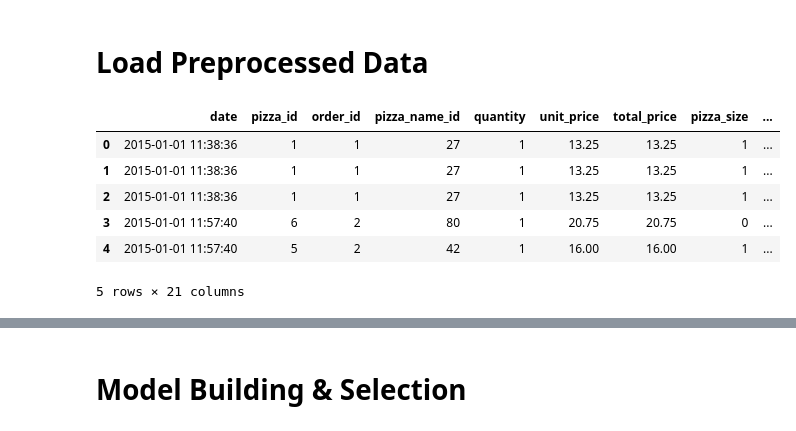
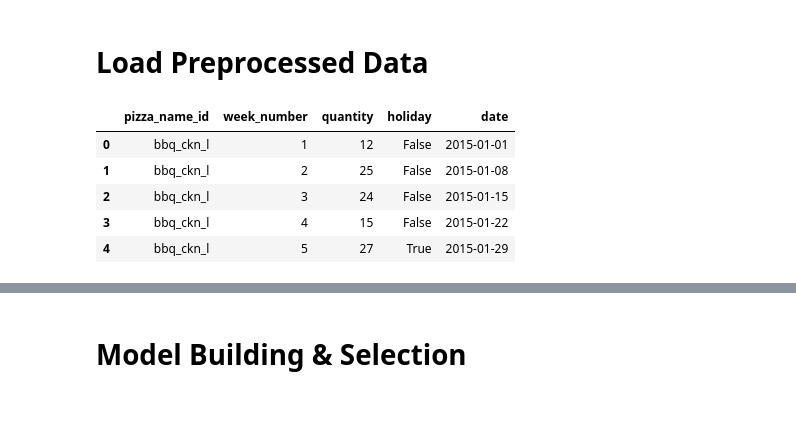
Before and after one commit to Avijit-Jana/Dominos-Predictive_Purchase_Order_System, a Jupyter notebook: Notebooks/Model_Training_&_Evaluation.ipynb, the cells around one changed output, grey strips where cells are left out. Drawn from its saved outputs; the diff is of its cells as text; code cells hidden in the pictures.

```diff
--- a/Notebooks/Model_Training_&_Evaluation.ipynb
+++ b/Notebooks/Model_Training_&_Evaluation.ipynb
@@ -3,30 +3,23 @@
 # %%
 # importing Libraries
 import pandas as pd
 import numpy as np
 import warnings
+import seaborn as sns
+import matplotlib.pyplot as plt
 
 # Suppress warnings to keep the output cleaner.
 warnings.filterwarnings('ignore')
 
-# Read the CSV file into a Pandas DataFrame.
-df = pd.read_csv("/content/processed_data.csv")
+df = pd.read_csv("/content/weekly_sales.csv")   # Load the dataset
+df = df.drop(columns=["Unnamed: 0"])        # Drop the unnecessary index column
+df["date"] = pd.to_datetime(df["date"])     # Convert date to datetime format
 
-# Identify significant spikes in sales
-threshold = df["Items_Qty_In_Grams"].quantile(0.95)  # Define a threshold (95th percentile as an example)
-promotional_periods = df[df["Items_Qty_In_Grams"] > threshold]
-
-# Mark promotional periods
-df["is_promotional"] = 0
-df.loc[df["Items_Qty_In_Grams"] > threshold, "is_promotional"] = 1
-
-# Display the first 5 rows of the DataFrame.
-df.head()
+df.head()   # Display the first few rows of the dataset
 # %% [output]
-|  | date | pizza_id | order_id | pizza_name_id | quantity | unit_price | total_price | pizza_size | ... |
-| 0 | 2015-01-01 11:38:36 | 1 | 1 | 27 | 1 | 13.25 | 13.25 | 1 | ... |
-| 1 | 2015-01-01 11:38:36 | 1 | 1 | 27 | 1 | 13.25 | 13.25 | 1 | ... |
-| 2 | 2015-01-01 11:38:36 | 1 | 1 | 27 | 1 | 13.25 | 13.25 | 1 | ... |
-| 3 | 2015-01-01 11:57:40 | 6 | 2 | 80 | 1 | 20.75 | 20.75 | 0 | ... |
-| 4 | 2015-01-01 11:57:40 | 5 | 2 | 42 | 1 | 16.00 | 16.00 | 1 | ... |
+|  | pizza_name_id | week_number | quantity | holiday | date |
+| 0 | bbq_ckn_l | 1 | 12 | False | 2015-01-01 |
+| 1 | bbq_ckn_l | 2 | 25 | False | 2015-01-08 |
+| 2 | bbq_ckn_l | 3 | 24 | False | 2015-01-15 |
+| 3 | bbq_ckn_l | 4 | 15 | False | 2015-01-22 |
+| 4 | bbq_ckn_l | 5 | 27 | True | 2015-01-29 |
-5 rows × 21 columns
```
Also changed, not shown: parts of 50 cells of this notebook, 2 other files.
